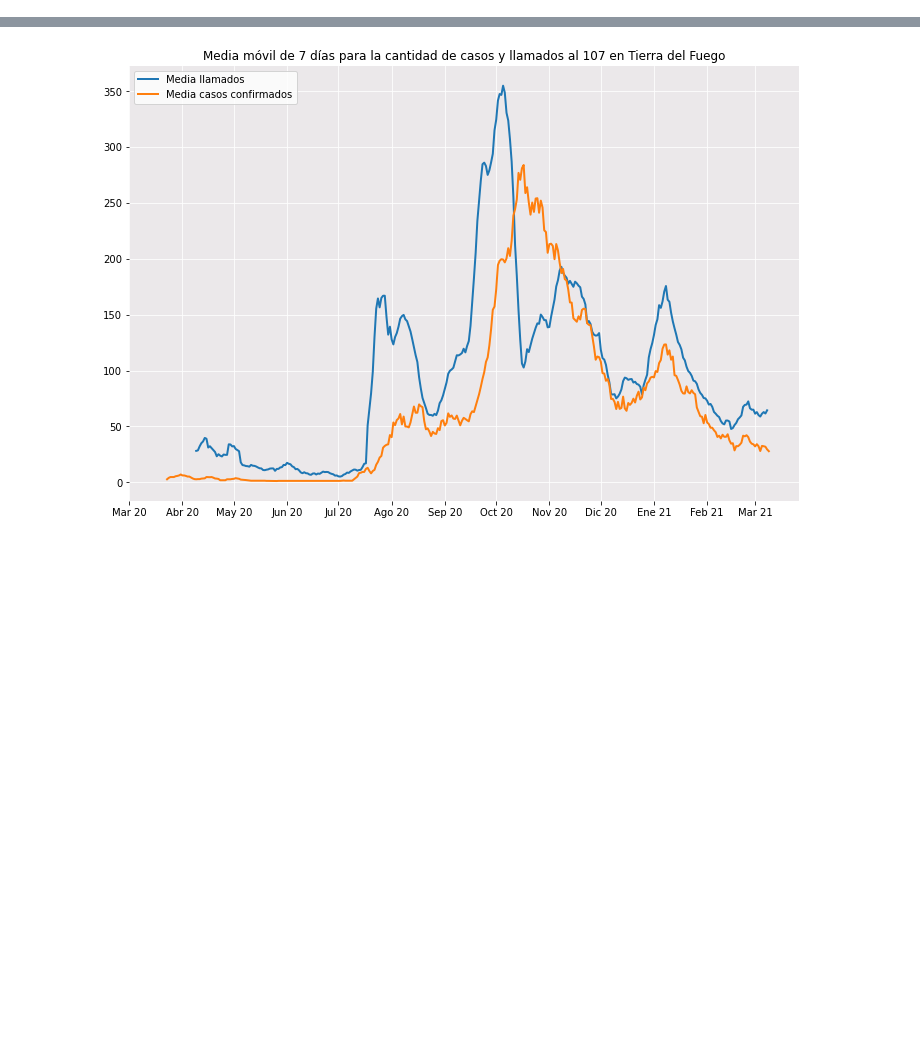
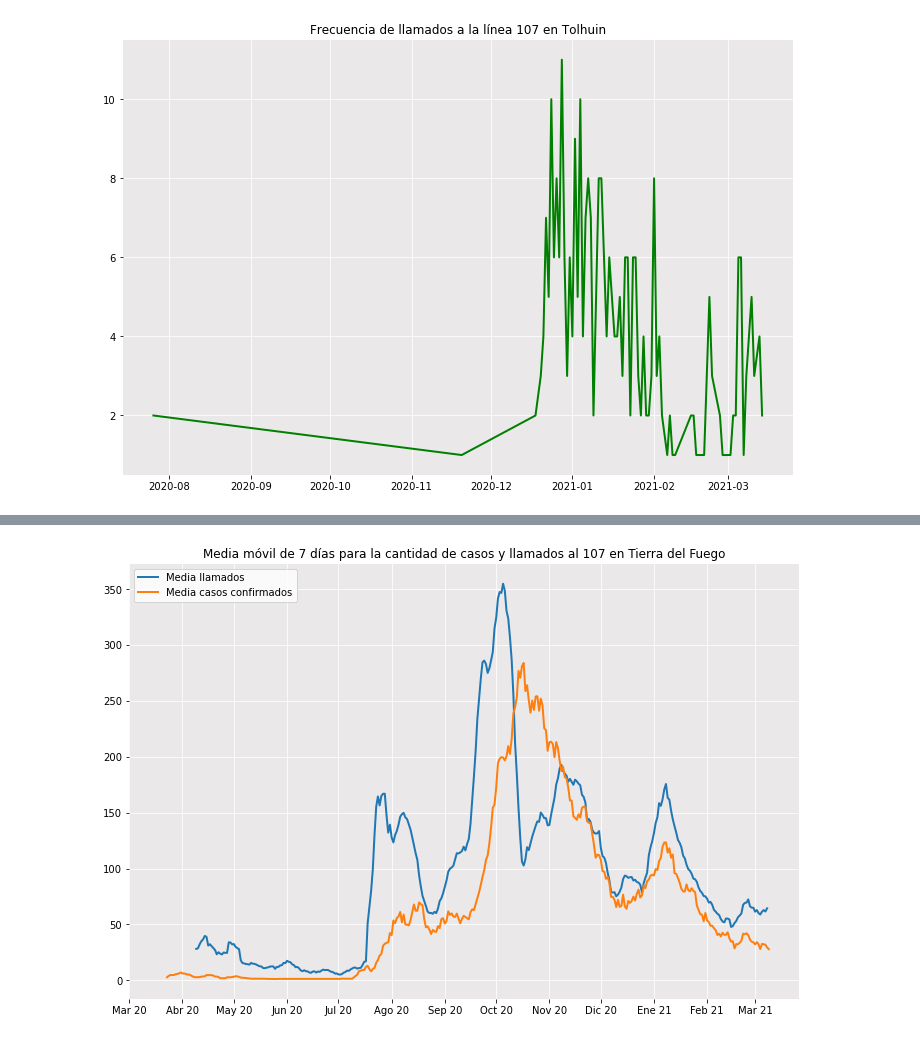
Before and after one commit to cguillamet/Monitoreo-COVID-19, a Jupyter notebook: Monitoreo_Python.ipynb, the cells around one changed output, grey strips where cells are left out. Drawn from its saved outputs; the diff is of its cells as text; code cells hidden in the pictures; blank space fills up the shorter version.

```diff
--- a/Monitoreo_Python.ipynb
+++ b/Monitoreo_Python.ipynb
@@ -284,0 +74,10 @@ plt.show()
+# %%
+# Gráfico llamadas Tolhuin
+llamados_tol = llamados[llamados.locallidad == "Tolhuin"]
+llamados_tol = contar(llamados_tol, "fecha_llamado")
+llamados_tol = llamados_tol[:len(llamados_tol)-1]
+
+plt.title("Frecuencia de llamados a la línea 107 en Tolhuin")
+grafico(llamados_tol["Fecha"], llamados_tol["Cantidad"], color = "green")
+# %% [output]
+[figure, added]
```
Also changed, not shown: parts of 34 cells of this notebook, 1 other file.
